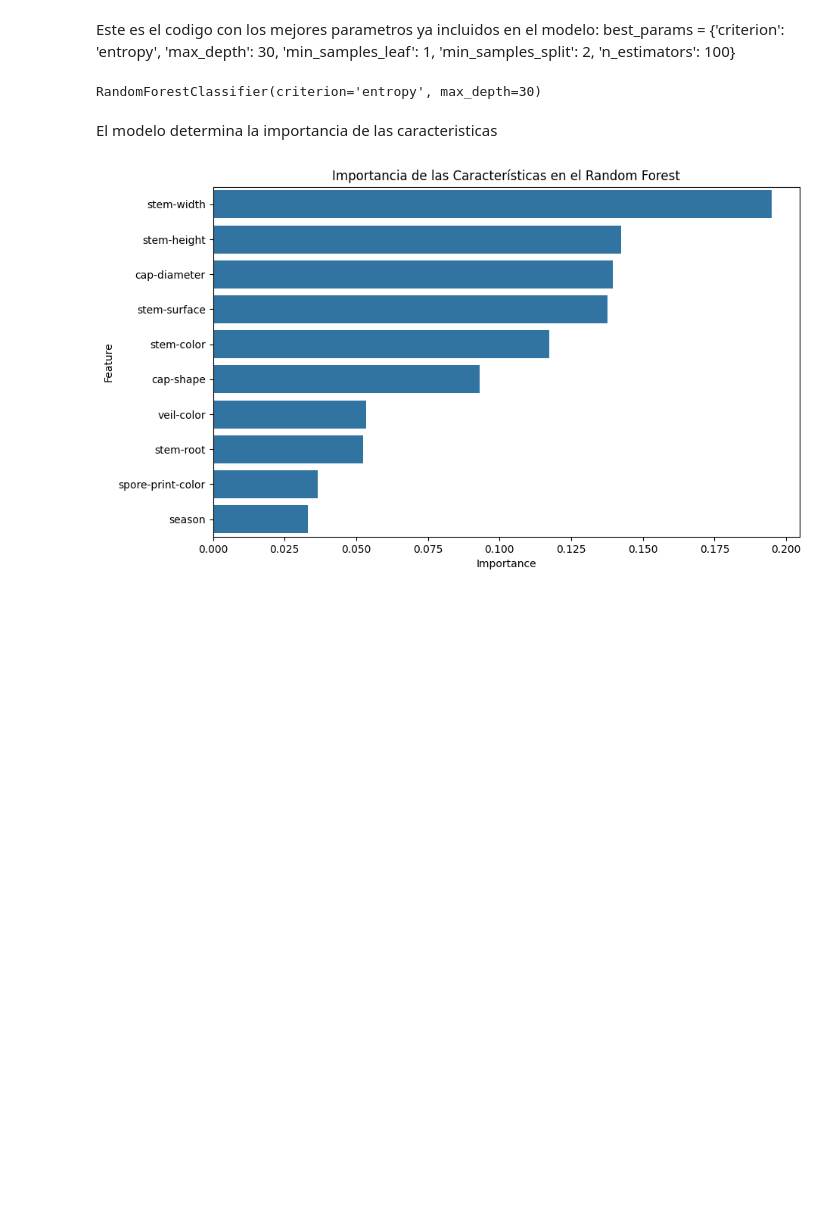
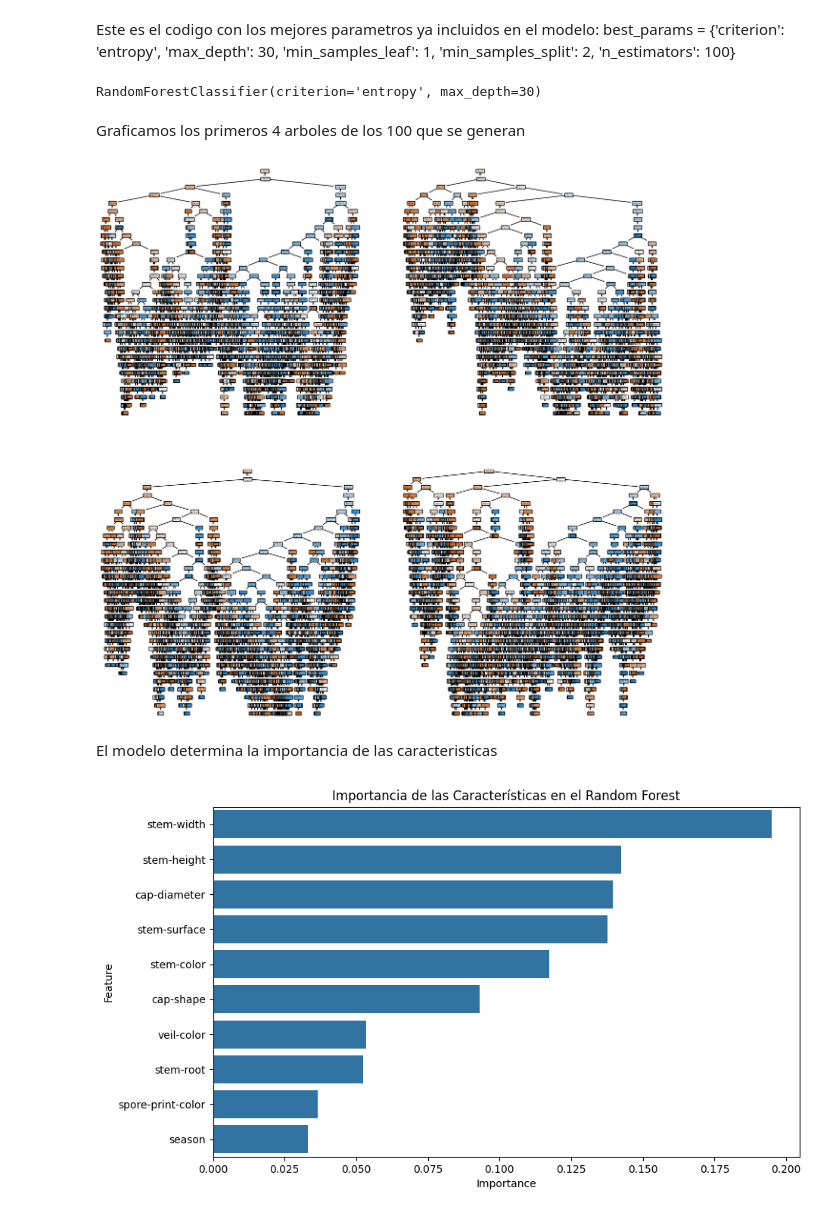
Before and after one commit to Rafa-Carrasco/mushroom_finalpro, a Jupyter notebook: src/explore.ipynb, the cells around one changed output. Drawn from its saved outputs; the diff is of its cells as text; code cells hidden in the pictures; blank space fills up the shorter version.

```diff
--- a/src/explore.ipynb
+++ b/src/explore.ipynb
@@ -786,6 +786,22 @@ rf = RandomForestClassifier(
 rf.fit(X_train_sel, y_train)
 # %% [output]
 RandomForestClassifier(criterion='entropy', max_depth=30)
+# %% [markdown]
+Graficamos los primeros 4 arboles de los 100 que se generan
+# %%
+import matplotlib.pyplot as plt
+from sklearn import tree
+
+fig, axis = plt.subplots(2, 2, figsize = (15, 15))
+
+tree.plot_tree(rf[0], ax = axis[0, 0], feature_names = list(X_train.columns), class_names = ["0", "1", "2"], filled = True)
+tree.plot_tree(rf[1], ax = axis[0, 1], feature_names = list(X_train.columns), class_names = ["0", "1", "2"], filled = True)
+tree.plot_tree(rf[2], ax = axis[1, 0], feature_names = list(X_train.columns), class_names = ["0", "1", "2"], filled = True)
+tree.plot_tree(rf[3], ax = axis[1, 1], feature_names = list(X_train.columns), class_names = ["0", "1", "2"], filled = True)
+
+plt.show()
+# %% [output]
+[figure, added]
 # %% [markdown]
 El modelo determina la importancia de las caracteristicas
 # %%
```
Also changed, not shown: 4 other files.
